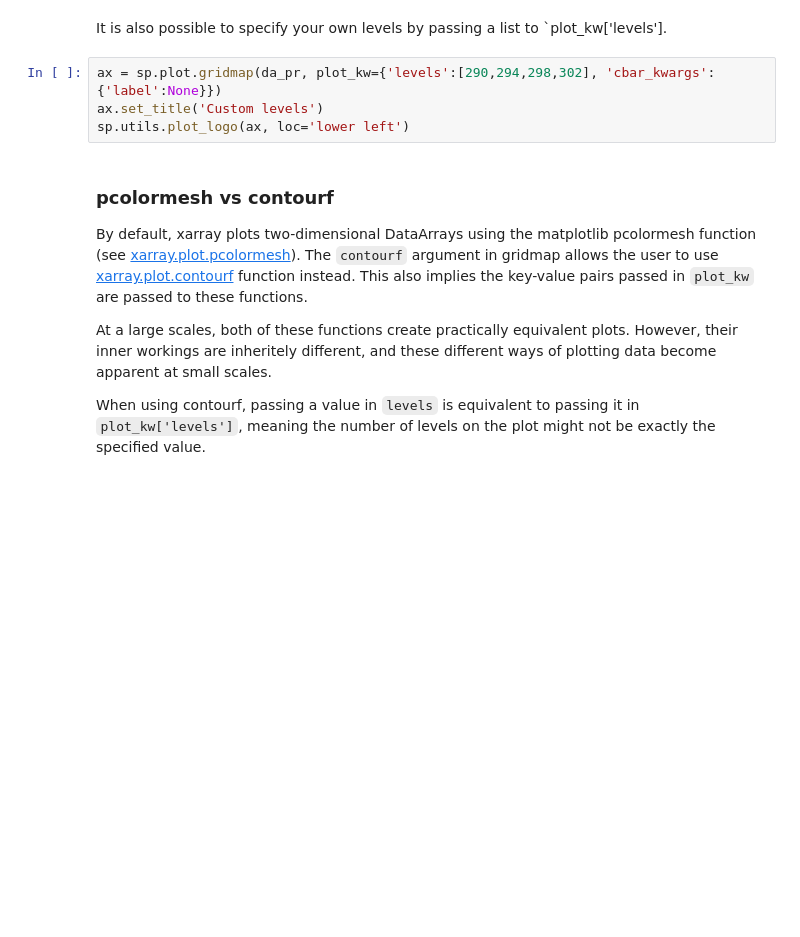
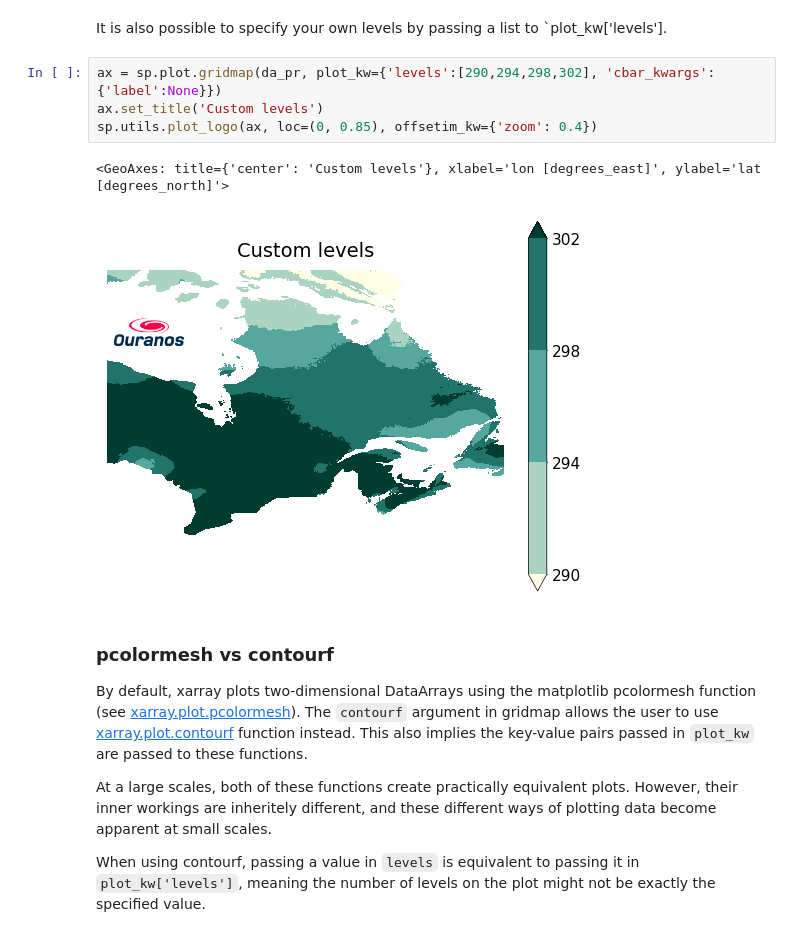
Before and after one commit to Ouranosinc/figanos, a Jupyter notebook: docs/notebooks/spirograph_docs.ipynb, the cells around one changed output. Saved outputs shown, nothing was run; the diff lists cells and outputs as text; blank space fills up the shorter version.

Commit message:
"Function to add a logo (default Ouranos) on matplotlib axe"

```diff
--- a/docs/notebooks/spirograph_docs.ipynb
+++ b/docs/notebooks/spirograph_docs.ipynb
@@ -317,7 +317,10 @@ It is also possible to specify your own levels by passing a list to `plot_kw['le
 # %%
 ax = sp.plot.gridmap(da_pr, plot_kw={'levels':[290,294,298,302], 'cbar_kwargs':{'label':None}})
 ax.set_title('Custom levels')
-sp.utils.plot_logo(ax, loc='lower left')
+sp.utils.plot_logo(ax, loc=(0, 0.85), offsetim_kw={'zoom': 0.4})
+# %% [output]
+<GeoAxes: title={'center': 'Custom levels'}, xlabel='lon [degrees_east]', ylabel='lat [degrees_north]'>
+[figure, added]
 # %% [markdown]
 ### pcolormesh vs contourf
 
```
Also changed, not shown: parts of 19 cells of this notebook, 1 other file.
